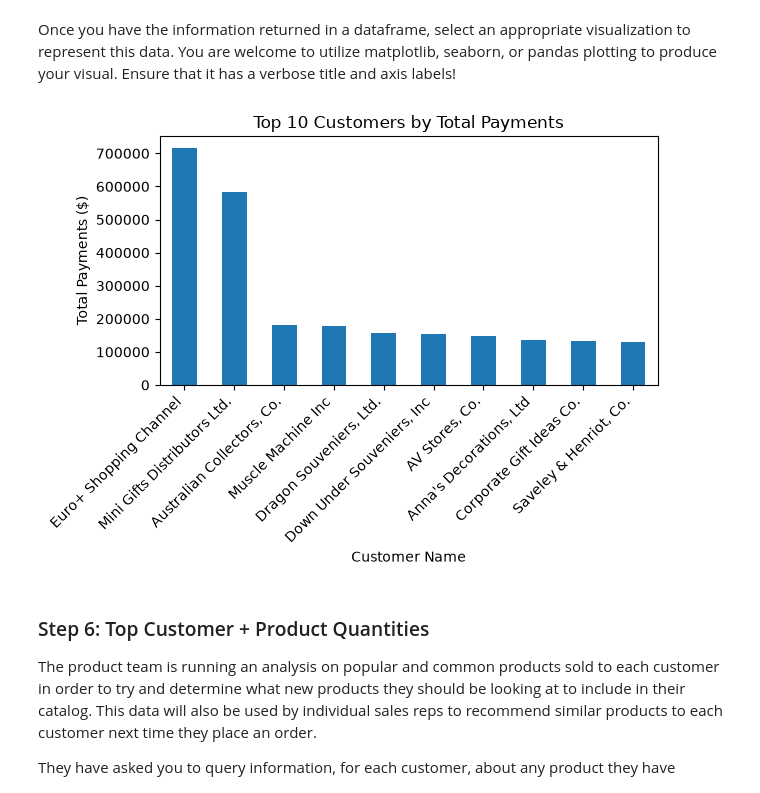
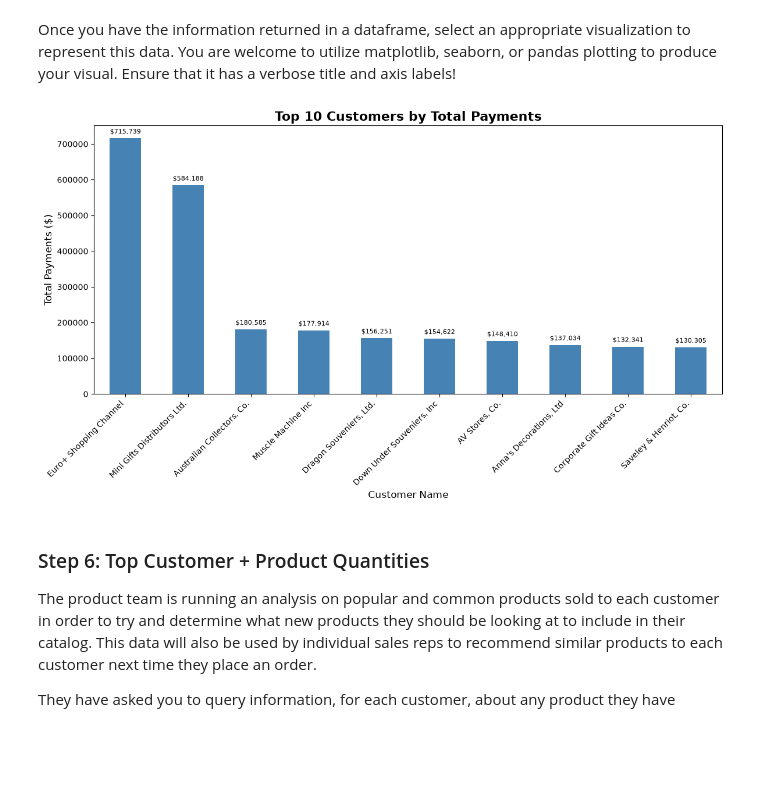
Before and after one commit to nicodemusmomanyi7-ship-it/dsc-sql-summative-lab, a Jupyter notebook: SQLSummativeLab.ipynb, the cells around one changed output. Cells and saved outputs as stored; diff of their text form; code cells hidden in the pictures; blank space fills up the shorter version.

```diff
--- a/SQLSummativeLab.ipynb
+++ b/SQLSummativeLab.ipynb
@@ -216,21 +245,44 @@ top_customers
 # %% [markdown]
 Once you have the information returned in a dataframe, select an appropriate visualization to represent this data. You are welcome to utilize matplotlib, seaborn, or pandas plotting to produce your visual. Ensure that it has a verbose title and axis labels!
 # %%
-top_customers.plot(
+# Sort customers from highest to lowest payments
+top_customers = top_customers.sort_values(
+    by="total_amount",
+    ascending=False
+)
+
+# Create the bar chart
+ax = top_customers.plot(
     x="customerName",
     y="total_amount",
     kind="bar",
-    legend=False
+    color="steelblue",
+    legend=False,
+    figsize=(12, 7)
 )
 
-plt.title("Top 10 Customers by Total Payments")
-plt.xlabel("Customer Name")
-plt.ylabel("Total Payments ($)")
+# Annotate each bar with its payment amount
+for bar in ax.patches:
+    height = bar.get_height()
+    ax.annotate(
+        f"${height:,.0f}",
+        (bar.get_x() + bar.get_width() / 2, height),
+        ha="center",
+        va="bottom",
+        xytext=(0, 4),
+        textcoords="offset points",
+        fontsize=8
+    )
+
+# Add title and labels
+plt.title("Top 10 Customers by Total Payments", fontsize=16, fontweight="bold")
+plt.xlabel("Customer Name", fontsize=12)
+plt.ylabel("Total Payments ($)", fontsize=12)
 plt.xticks(rotation=45, ha="right")
 plt.tight_layout()
 plt.show()
 # %% [output]
-[figure, old version]
+[figure, new version]
 # %% [markdown]
 ### Step 6: Top Customer + Product Quantities
 The product team is running an analysis on popular and common products sold to each customer in order to try and determine what new products they should be looking at to include in their catalog. This data will also be used by individual sales reps to recommend similar products to each customer next time they place an order.
```
Also changed, not shown: parts of 2 cells of this notebook.
